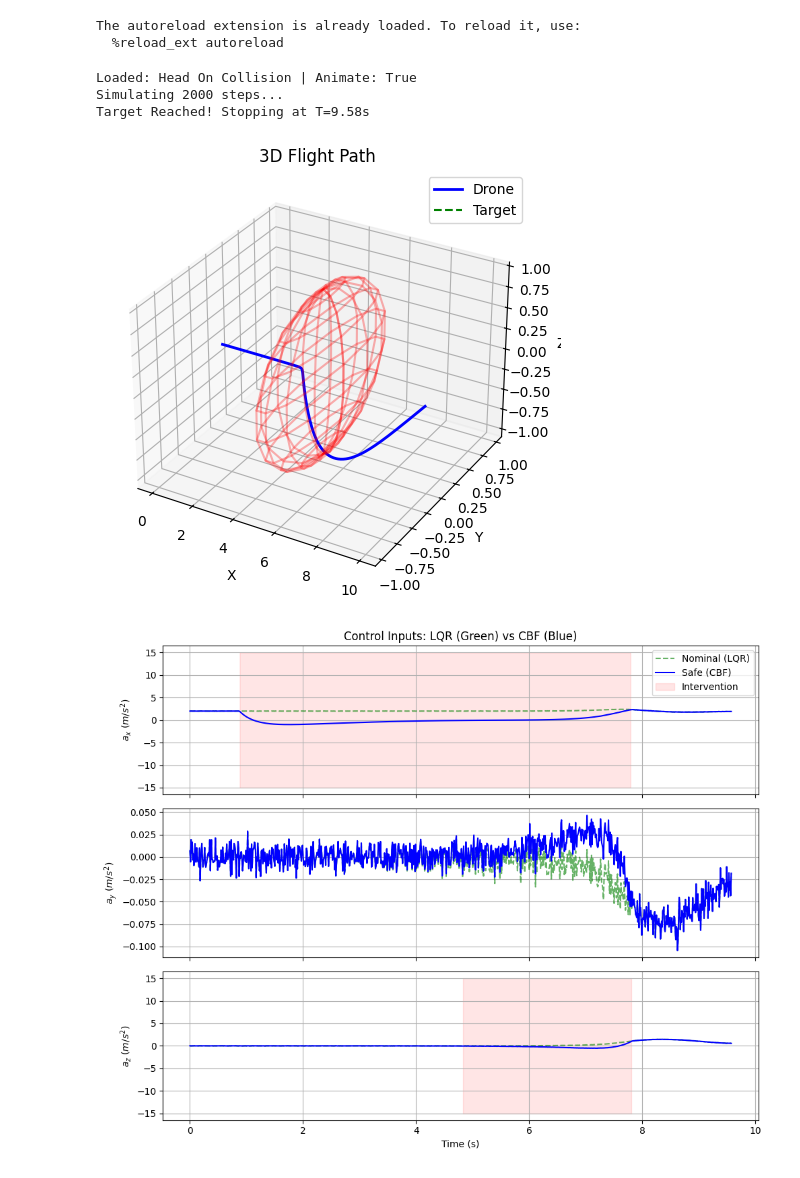
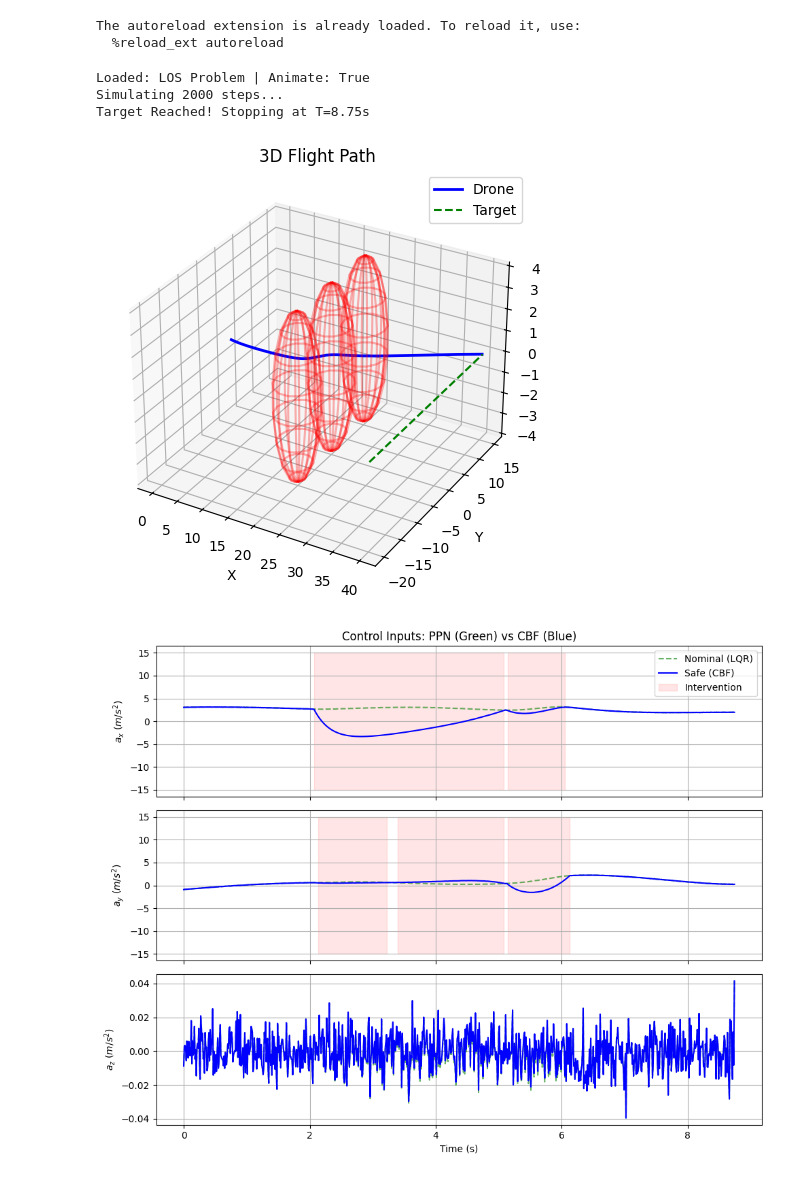
Before and after one commit to AdamPettersson2002/cbf-safety-filter, a Jupyter notebook: src/cbf_quadrotor/sim.ipynb, the cells around one changed output. Saved outputs shown, nothing was run; the diff lists cells and outputs as text; code cells hidden in the pictures.

```diff
--- a/src/cbf_quadrotor/sim.ipynb
+++ b/src/cbf_quadrotor/sim.ipynb
@@ -264,36 +264,36 @@ def run_simulation(scenario_name="chase", animate=True):
         u_safe = safety_filter.filter(u_nom, current_state.pos, current_state.vel, mission.obstacles)
         current_state = drone_physics.step(current_state, u_safe)
 
         # C. Logging
         path_history.append(current_state.pos)
         target_history.append(target_pos)
         u_nom_history.append(u_nom.copy())
         u_safe_history.append(u_safe.copy())
         time_history.append(time)
 
     # 5. Visualization
     path_history = np.array(path_history)
     target_history = np.array(target_history)
 
     if len(path_history) == 0:
         return
 
     plot_static_results(path_history, target_history, mission.obstacles,
                         u_nom_history, u_safe_history, time_history)
 
     if animate:
         animate_plotly(path_history, target_history, obs_history, mission, dt)
 
 
 if __name__ == "__main__":
-    run_simulation("head_on", animate=True)
+    #run_simulation("head_on", animate=True)
     #run_simulation("head_on_2", animate=True)
     #run_simulation("chase", animate=True)
     #run_simulation("many_blockers", animate=True)
-    #run_simulation("los_problem", animate=True)
+    run_simulation("los_problem", animate=True)
 # %% [output]
-Loaded: Head On Collision | Animate: True
+Loaded: LOS Problem | Animate: True
 Simulating 2000 steps...
-Target Reached! Stopping at T=9.58s
+Target Reached! Stopping at T=8.75s
-[figure, old version]
+[figure, new version]
-[figure, old version]
+[figure, new version]
```
Also changed, not shown: 1 other file.
